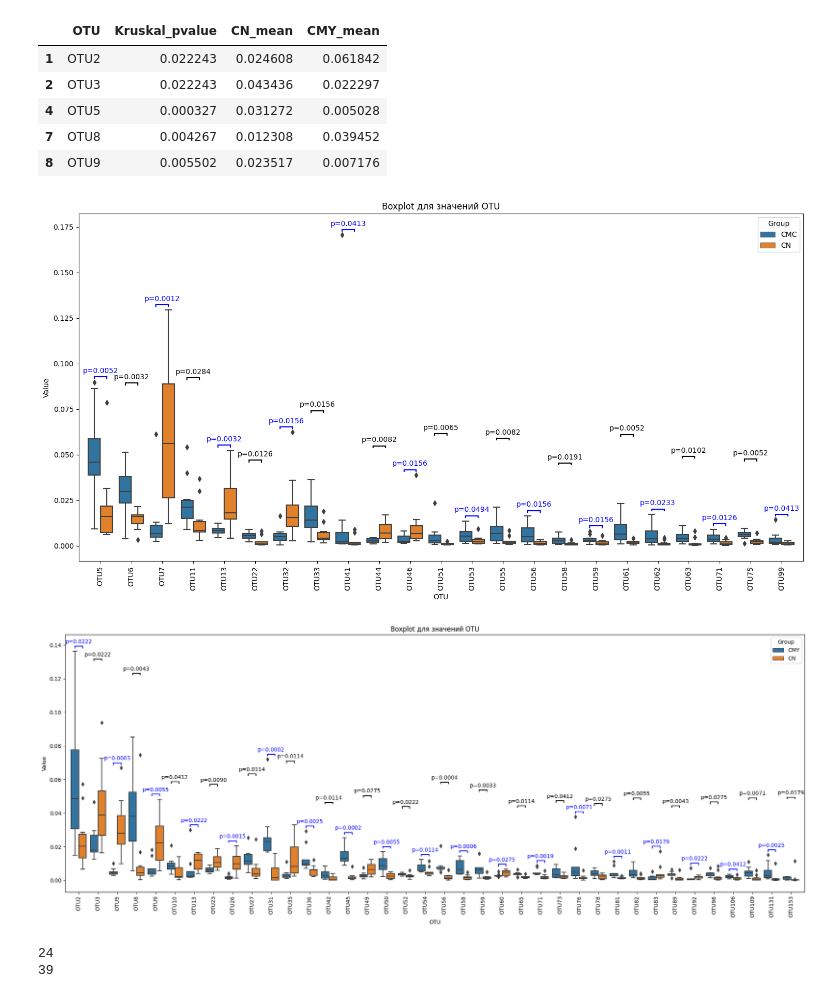
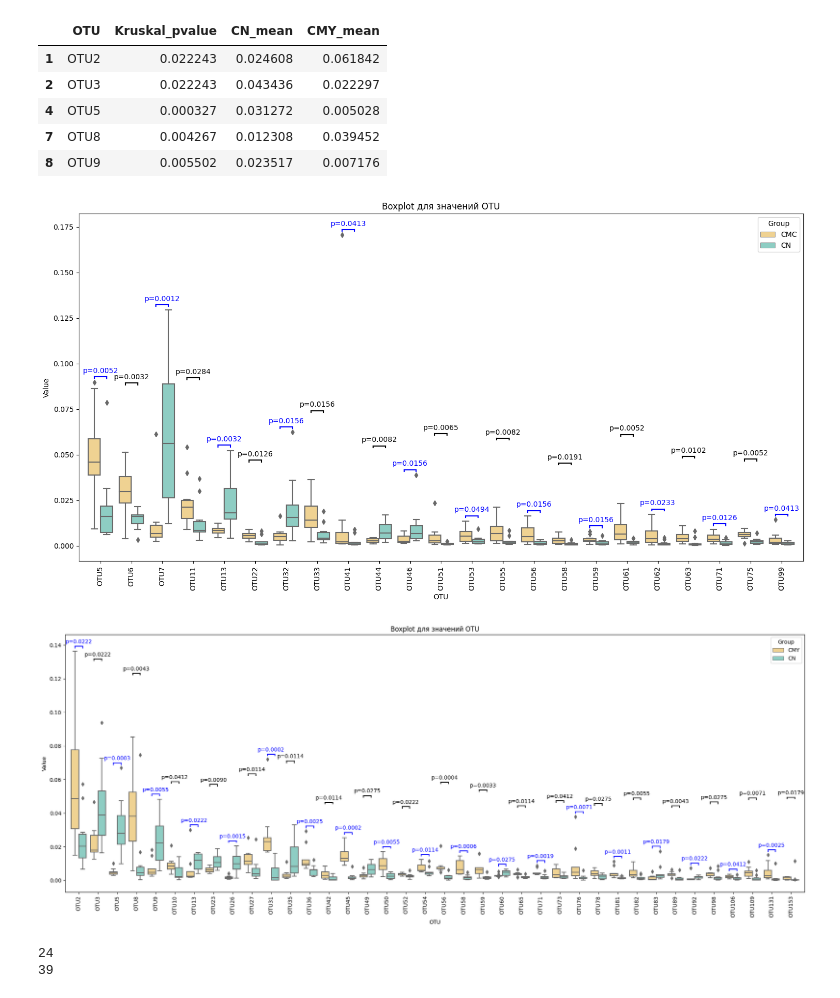
Before and after one commit to 100ika/rats27.07, a Jupyter notebook: OTU27.07.ipynb, the cells around one changed output. Saved outputs shown, nothing was run; the diff lists cells and outputs as text; code cells hidden in the pictures.

```diff
--- a/OTU27.07.ipynb
+++ b/OTU27.07.ipynb
@@ -266,6 +266,7 @@ def relative_abundance_boxplot(df_dropped, transpose_df, df_group):
     # Преобразуем данные в длинный формат с помощью функции melt в pandas
     data_melt = df_dropped.melt(id_vars='Group', var_name='OTU', value_name='Value')
 
+    my_palette = {'CN': '#83d7ca', 'CMC': '#fed883', 'CMY': '#fed883'}
     # Фильтруем данные только для групп CN и CMC
     data_melt = data_melt[data_melt['Group'].isin(['CN', df_group])]
 
@@ -275,7 +276,7 @@ def relative_abundance_boxplot(df_dropped, transpose_df, df_group):
     else:
         plt.figure(figsize=(15, 8))
 
-    ax = sns.boxplot(data=data_melt, x='OTU', y='Value', hue='Group')
+    ax = sns.boxplot(data=data_melt, x='OTU', y='Value', hue='Group', palette=my_palette)
 
     # Получаем значения p-value
     p_values = transpose_df.loc['Kruskal_pvalue'].to_dict()
@@ -299,35 +300,35 @@ def relative_abundance_boxplot(df_dropped, transpose_df, df_group):
         # Добавляем вертикальные линии
         x1 = i - 0.2
         x2 = i + 0.2
 
         line_width = 1.5
         y_line = y_max + height  # Y-координата горизонтальной линии
         if i % 2==0:
             line_color = 'blue'
             ax.plot([x1, x1], [y_max+.002, y_line], color=line_color, lw=line_width)
             ax.plot([x2, x2], [y_max+.002, y_line], color=line_color, lw=line_width)
             ax.plot([x1, x2], [y_line, y_line], color=line_color, lw=line_width)  # Горизонтальная линия
         else:
             line_color = 'black'
             ax.plot([x1, x1], [y_max+.037, y_line], color=line_color, lw=line_width)
             ax.plot([x2, x2], [y_max+.037, y_line], color=line_color, lw=line_width)
             ax.plot([x1, x2], [y_line, y_line], color=line_color, lw=line_width)  # Горизонтальная линия
 
     # Показываем график
     plt.title('Boxplot для значений OTU')
     plt.xticks(rotation=90)
     plt.tight_layout()
     if df_group == "CMY":
         plt.savefig('figures/realtive_ab/seaborn_boxplot_cmy.pdf', bbox_inches = 'tight')
     else:
         plt.savefig('figures/realtive_ab/seaborn_boxplot_cmc.pdf', bbox_inches = 'tight')
     plt.show()
 
 relative_abundance_boxplot(merged_deleted_cmc_rel_dropped, less_zero_five_transposed_cmc, 'CMC')
 relative_abundance_boxplot(merged_deleted_cmy_rel_dropped, less_zero_five_transposed_cmy, 'CMY')
 # %% [output]
-[figure, old version]
+[figure, new version]
-[figure, old version]
+[figure, new version]
 # %%
 import plotly.express as px
 import numpy as np
```
Also changed, not shown: 3 other files.
